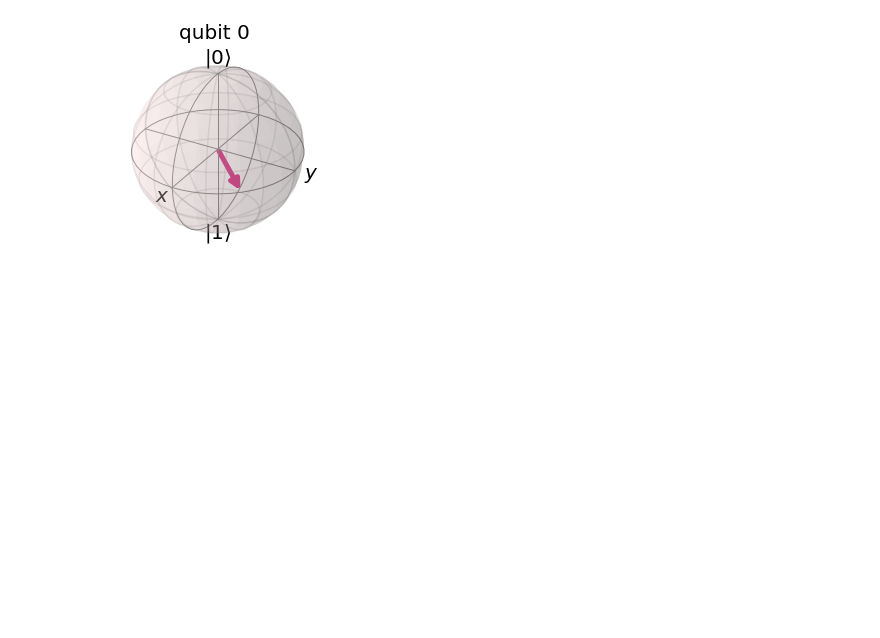
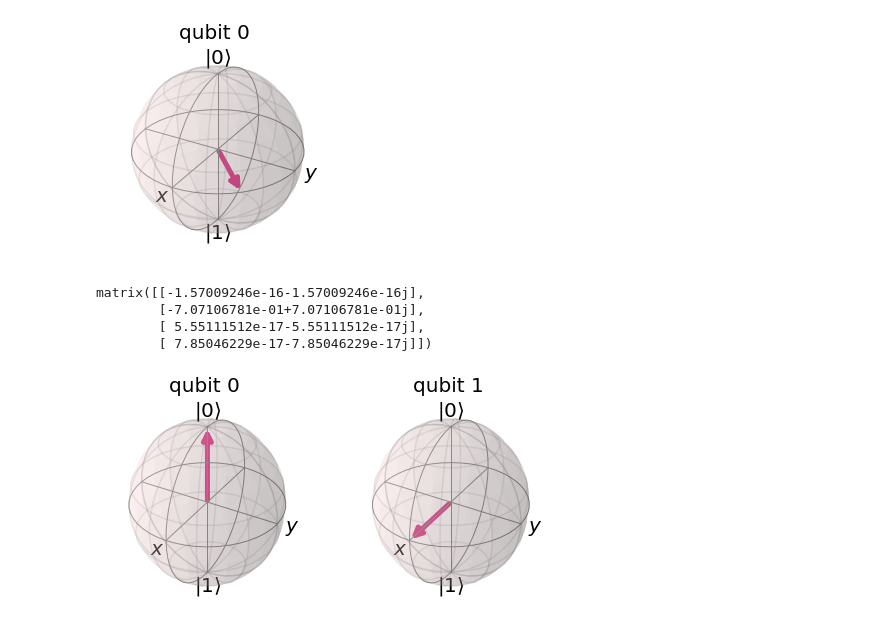
Before and after one commit to QC-at-Davis/npquantum, a Jupyter notebook: Ion-Trap-Gates.ipynb, the cells around one changed output. Drawn from its saved outputs; the diff is of its cells as text; code cells hidden in the pictures; blank space fills up the shorter version.

Commit message:
Test IBM's built-in XX Gate

```diff
--- a/Ion-Trap-Gates.ipynb
+++ b/Ion-Trap-Gates.ipynb
@@ -73,0 +81,17 @@ plot_bloch_multivector(to_qiskit_plot(Rz_equiv(-1, np.pi/4) * ketplus))
+# %%
+## CNOT
+### Created in Cirq-Like fashion, groups of gates are treated as moments
+### |CT> arrangement, C is the control, T is the target
+
+# moments
+m1 = np.kron(Ry(np.pi/2), np.eye(2))
+m2 = XX(-np.pi/4)
+m3 = np.kron(Rx(np.pi/2), Rx(np.pi/2))
+m4 = np.kron(Ry(np.pi/2), np.eye(2))
+
+m1 * m2 * m3 * m4 * ket10
+# %% [output]
+matrix([[-1.57009246e-16-1.57009246e-16j],
+        [-7.07106781e-01+7.07106781e-01j],
+        [ 5.55111512e-17-5.55111512e-17j],
+        [ 7.85046229e-17-7.85046229e-17j]])
@@ -73,0 +100,4 @@ plot_bloch_multivector(to_qiskit_plot(Rz_equiv(-1, np.pi/4) * ketplus))
+# %%
+plot_bloch_multivector(to_qiskit_plot(m1*ket10))
+# %% [output]
+[figure, added]
```
Also changed, not shown: parts of 11 cells of this notebook.
